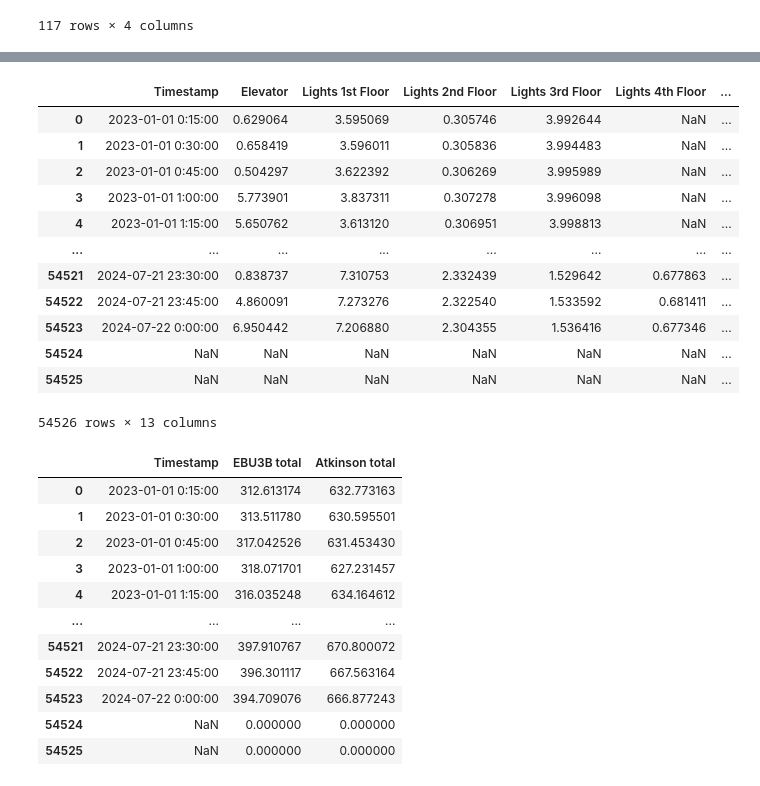
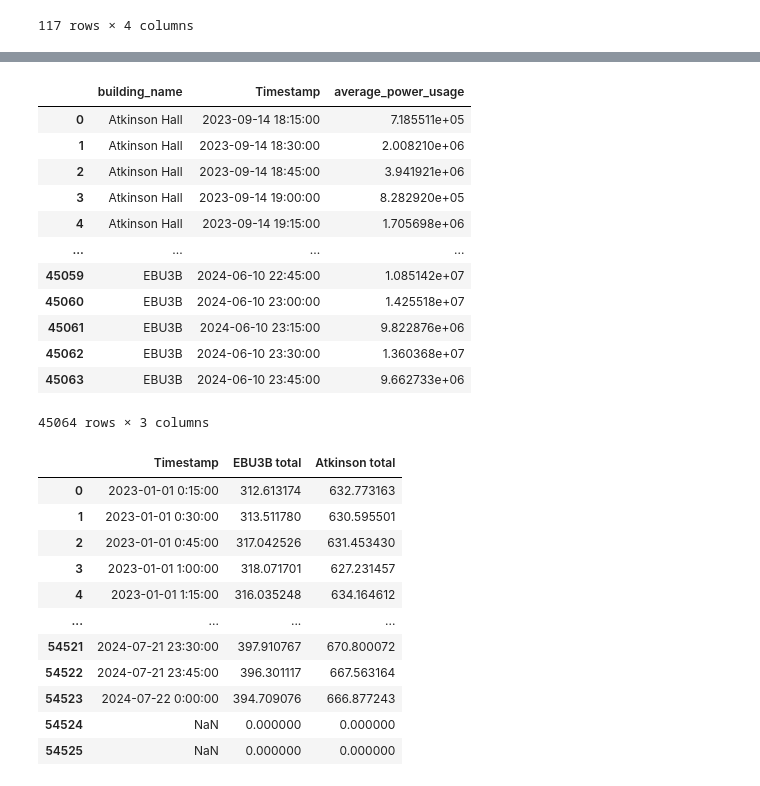
Before and after one commit to matthew-vaught/smart-plug-research, a Jupyter notebook: Correlational_Findings_A-checkpoint.ipynb, the cells around one changed output, grey strips where cells are left out. Cells and saved outputs as stored; diff of their text form; code cells hidden in the pictures.

```diff
--- a/Correlational_Findings_A-checkpoint.ipynb
+++ b/Correlational_Findings_A-checkpoint.ipynb
@@ -168,17 +141,17 @@ ebu3b_submetering = pd.read_csv('helper_spreadsheet(4).csv')
-# %%
-ebu3b_submetering
-# %% [output]
-|  | Timestamp | Elevator | Lights 1st Floor | Lights 2nd Floor | Lights 3rd Floor | Lights 4th Floor | ... |
-| 0 | 2023-01-01 0:15:00 | 0.629064 | 3.595069 | 0.305746 | 3.992644 | NaN | ... |
-| 1 | 2023-01-01 0:30:00 | 0.658419 | 3.596011 | 0.305836 | 3.994483 | NaN | ... |
-| 2 | 2023-01-01 0:45:00 | 0.504297 | 3.622392 | 0.306269 | 3.995989 | NaN | ... |
-| 3 | 2023-01-01 1:00:00 | 5.773901 | 3.837311 | 0.307278 | 3.996098 | NaN | ... |
-| 4 | 2023-01-01 1:15:00 | 5.650762 | 3.613120 | 0.306951 | 3.998813 | NaN | ... |
-| ... | ... | ... | ... | ... | ... | ... | ... |
-| 54521 | 2024-07-21 23:30:00 | 0.838737 | 7.310753 | 2.332439 | 1.529642 | 0.677863 | ... |
-| 54522 | 2024-07-21 23:45:00 | 4.860091 | 7.273276 | 2.322540 | 1.533592 | 0.681411 | ... |
-| 54523 | 2024-07-22 0:00:00 | 6.950442 | 7.206880 | 2.304355 | 1.536416 | 0.677346 | ... |
-| 54524 | NaN | NaN | NaN | NaN | NaN | NaN | ... |
-| 54525 | NaN | NaN | NaN | NaN | NaN | NaN | ... |
-54526 rows × 13 columns
+# %%
+total_building_plug_load_AllDevices
+# %% [output]
+|  | building_name | Timestamp | average_power_usage |
+| 0 | Atkinson Hall | 2023-09-14 18:15:00 | 7.185511e+05 |
+| 1 | Atkinson Hall | 2023-09-14 18:30:00 | 2.008210e+06 |
+| 2 | Atkinson Hall | 2023-09-14 18:45:00 | 3.941921e+06 |
+| 3 | Atkinson Hall | 2023-09-14 19:00:00 | 8.282920e+05 |
+| 4 | Atkinson Hall | 2023-09-14 19:15:00 | 1.705698e+06 |
+| ... | ... | ... | ... |
+| 45059 | EBU3B | 2024-06-10 22:45:00 | 1.085142e+07 |
+| 45060 | EBU3B | 2024-06-10 23:00:00 | 1.425518e+07 |
+| 45061 | EBU3B | 2024-06-10 23:15:00 | 9.822876e+06 |
+| 45062 | EBU3B | 2024-06-10 23:30:00 | 1.360368e+07 |
+| 45063 | EBU3B | 2024-06-10 23:45:00 | 9.662733e+06 |
+45064 rows × 3 columns
 # %%
```
Also changed, not shown: parts of 39 cells of this notebook, 6 other files.
